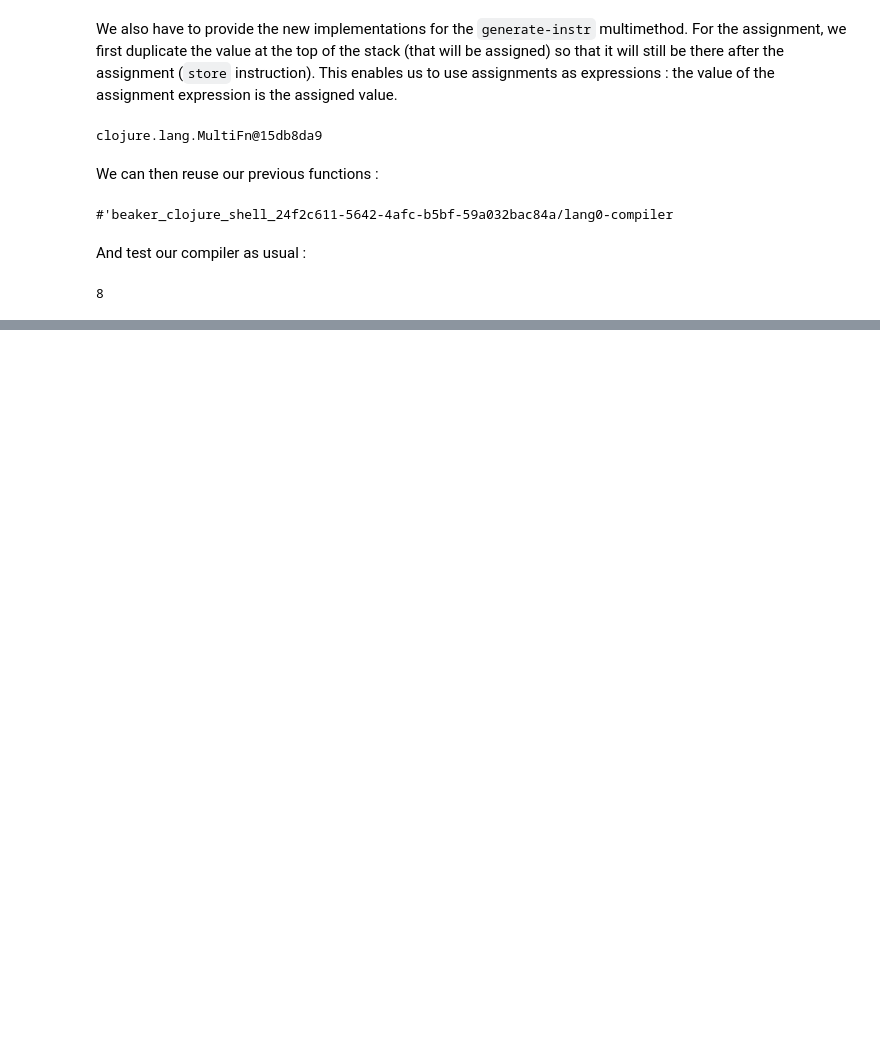
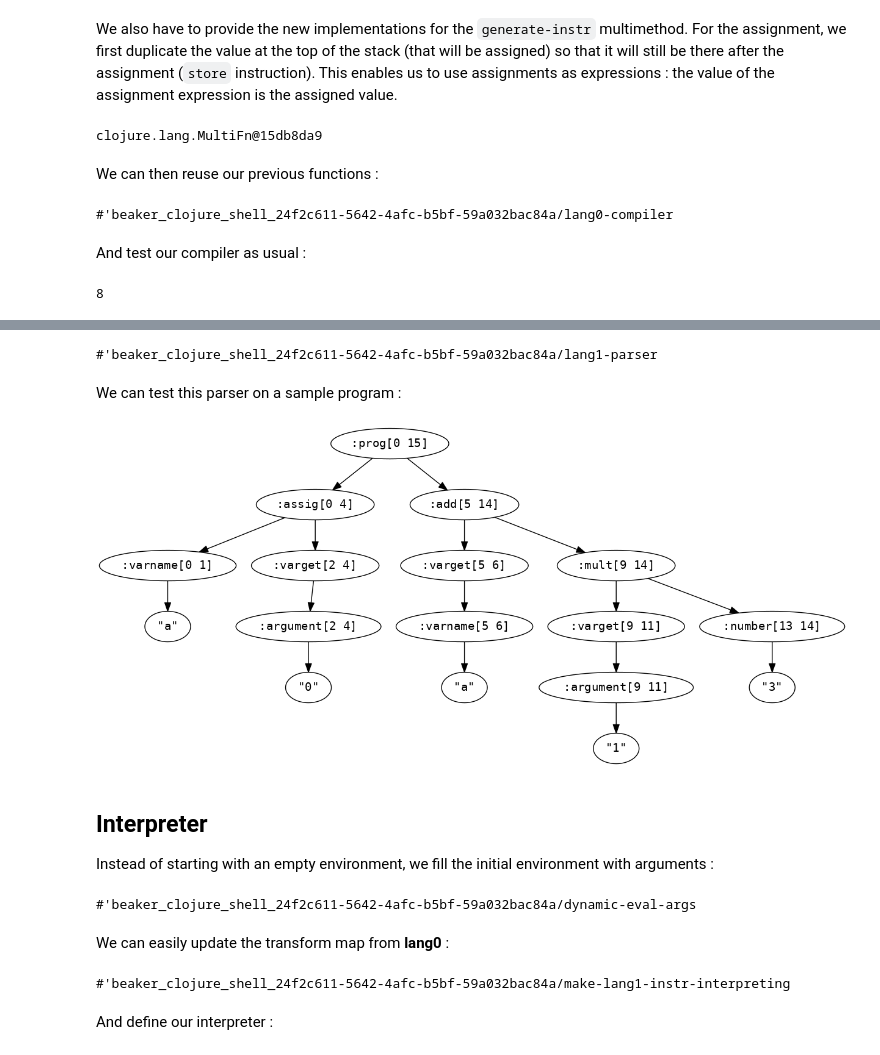
Before and after one commit to bhugueney/binder-test, a Jupyter notebook: Clojure.ipynb, the cells around one changed output, grey strips where cells are left out. Drawn from its saved outputs; the diff is of its cells as text; code cells hidden in the pictures; blank space fills up the shorter version.

Commit message:
lang1 parser, interpreter and compiler

```diff
--- a/Clojure.ipynb
+++ b/Clojure.ipynb
@@ -662,0 +665,53 @@ And test our compiler as usual :
+# %%
+(def lang1-parser
+  (instaparse.core/parser
+   "prog = (spaces expr spaces <';'> spaces)*
+      <expr> = assig | add-sub
+      assig = varname spaces <'='> spaces expr
+      <add-sub> = mult-div | add | sub
+      add = add-sub spaces <'+'> spaces mult-div
+      sub = add-sub spaces <'-'> spaces mult-div
+      <mult-div> = factor | mult |div
+      mult = mult-div spaces <'*'> spaces factor
+      div = mult-div spaces <'/'> spaces factor
+      <factor> = number | <'('> spaces expr spaces <')'> | varget |assig
+      <spaces> = <#'\\s*'>
+      number = #'-?[0-9]+'
+      varget = varname | argument
+      varname = #'[a-zA-Z]\\w*'
+      argument= <'%'>#'[0-9]+'"))
+# %% [output]
+#'beaker_clojure_shell_24f2c611-5642-4afc-b5bf-59a032bac84a/lang1-parser
+# %% [markdown]
+We can test this parser on a sample program :
+# %%
+(-> "a=%0;a + %1 *3;" lang1-parser (instaparse.core/visualize :output-file :buffered-image ))
+# %% [output]
+[figure, added]
+# %% [markdown]
+## Interpreter
+Instead of starting with an empty environment, we fill the initial environment
+with arguments :
+# %%
+(defn args-to-env[args]
+  (into {} (map-indexed #(vector (keyword (str "%" %1)) %2) args)))
+
+(defn dynamic-eval-args [make-interpreter]
+  (fn[ast]
+    (fn[& args]
+      (instaparse.core/transform (make-interpreting make-interpreter
+                                          (assoc (args-to-env args)
+                                                 :_ret 0))
+                       ast))))
+# %% [output]
+#'beaker_clojure_shell_24f2c611-5642-4afc-b5bf-59a032bac84a/dynamic-eval-args
+# %% [markdown]
+We can easily update the transform map from **lang0** :
+# %%
+(defn make-lang1-instr-interpreting [env]
+  (assoc (make-lang0-instr-interpreting env)
+         :argument #(assoc env :_ret (keyword (str "%" %)))))
+# %% [output]
+#'beaker_clojure_shell_24f2c611-5642-4afc-b5bf-59a032bac84a/make-lang1-instr-interpreting
+# %% [markdown]
+And define our interpreter :
```
Also changed, not shown: parts of 23 cells of this notebook.
